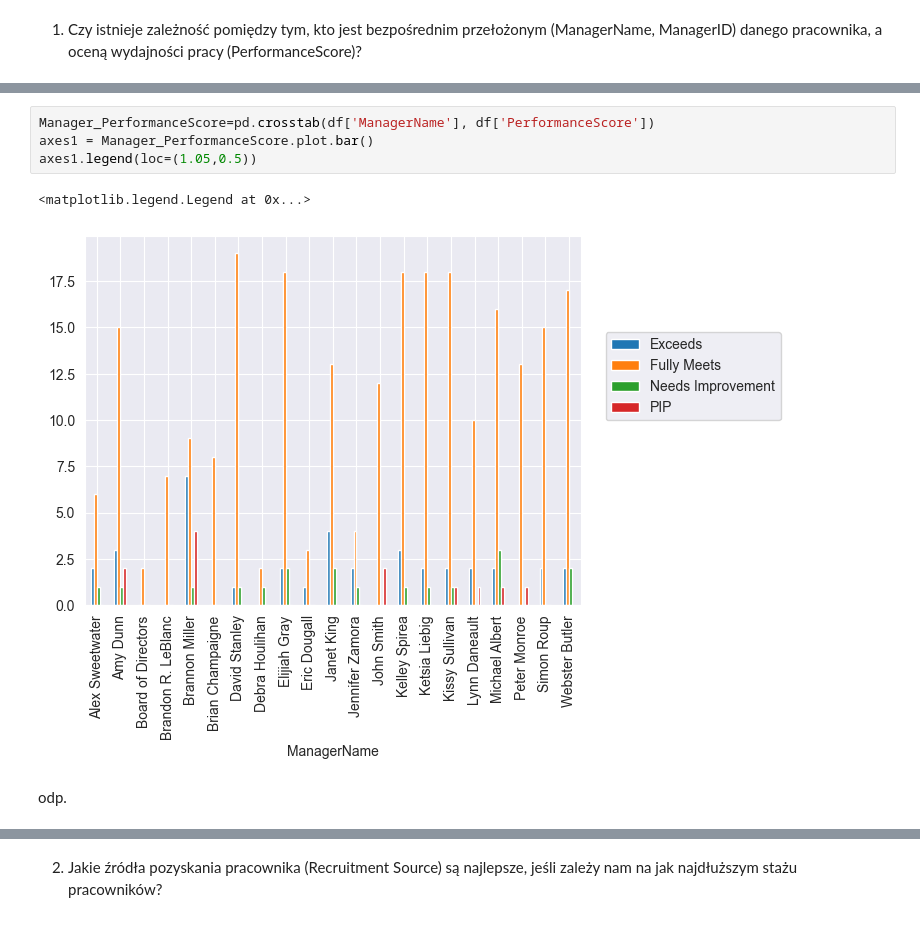
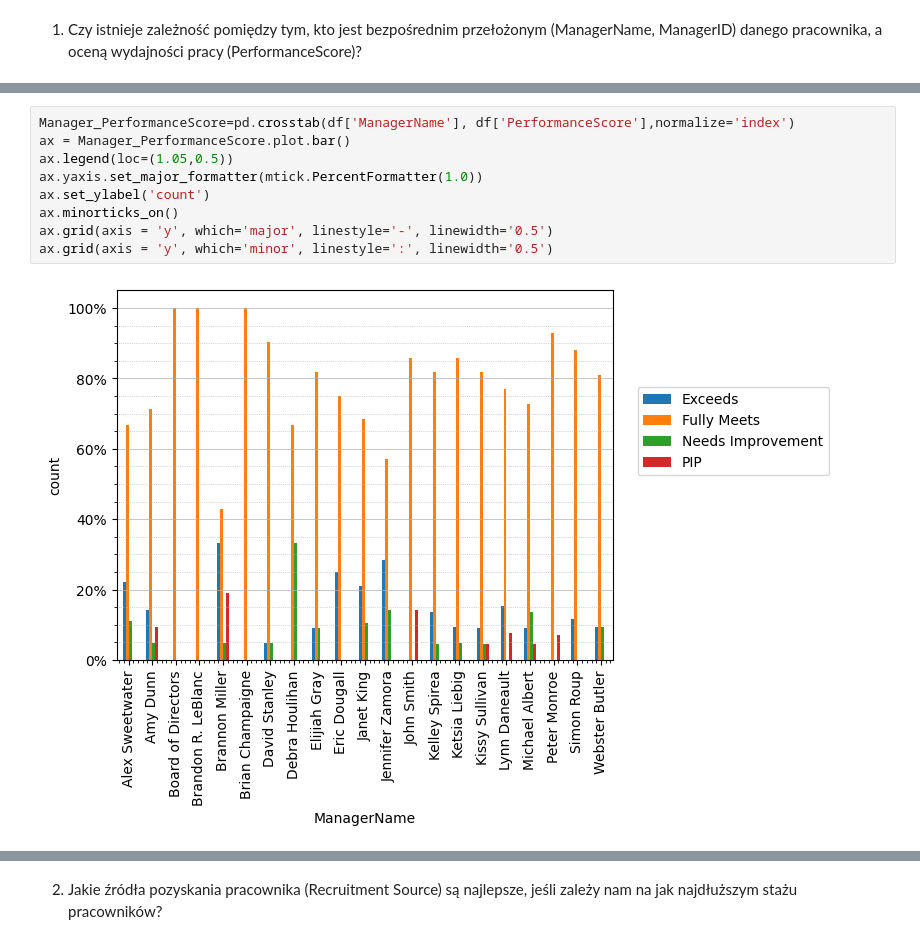
Before and after one commit to Margolka/Module_9_ch2, a Jupyter notebook: ex.ipynb, the cells around one changed output, grey strips where cells are left out. Cells and saved outputs as stored; diff of their text form.

```diff
--- a/ex.ipynb
+++ b/ex.ipynb
@@ -34,9 +43,11 @@ df[['DateofTermination','DOB','DateofHire']].head()
 # %%
-Manager_PerformanceScore=pd.crosstab(df['ManagerName'], df['PerformanceScore'])
-axes1 = Manager_PerformanceScore.plot.bar()
-axes1.legend(loc=(1.05,0.5))
+Manager_PerformanceScore=pd.crosstab(df['ManagerName'], df['PerformanceScore'],normalize='index')
+ax = Manager_PerformanceScore.plot.bar()
+ax.legend(loc=(1.05,0.5))
+ax.yaxis.set_major_formatter(mtick.PercentFormatter(1.0))
+ax.set_ylabel('count')
+ax.minorticks_on()
+ax.grid(axis = 'y', which='major', linestyle='-', linewidth='0.5')
+ax.grid(axis = 'y', which='minor', linestyle=':', linewidth='0.5')
 # %% [output]
-<matplotlib.legend.Legend at 0x...>
-[figure, old version]
+[figure, new version]
-# %% [markdown]
-odp.
```
Also changed, not shown: parts of 21 cells of this notebook.
